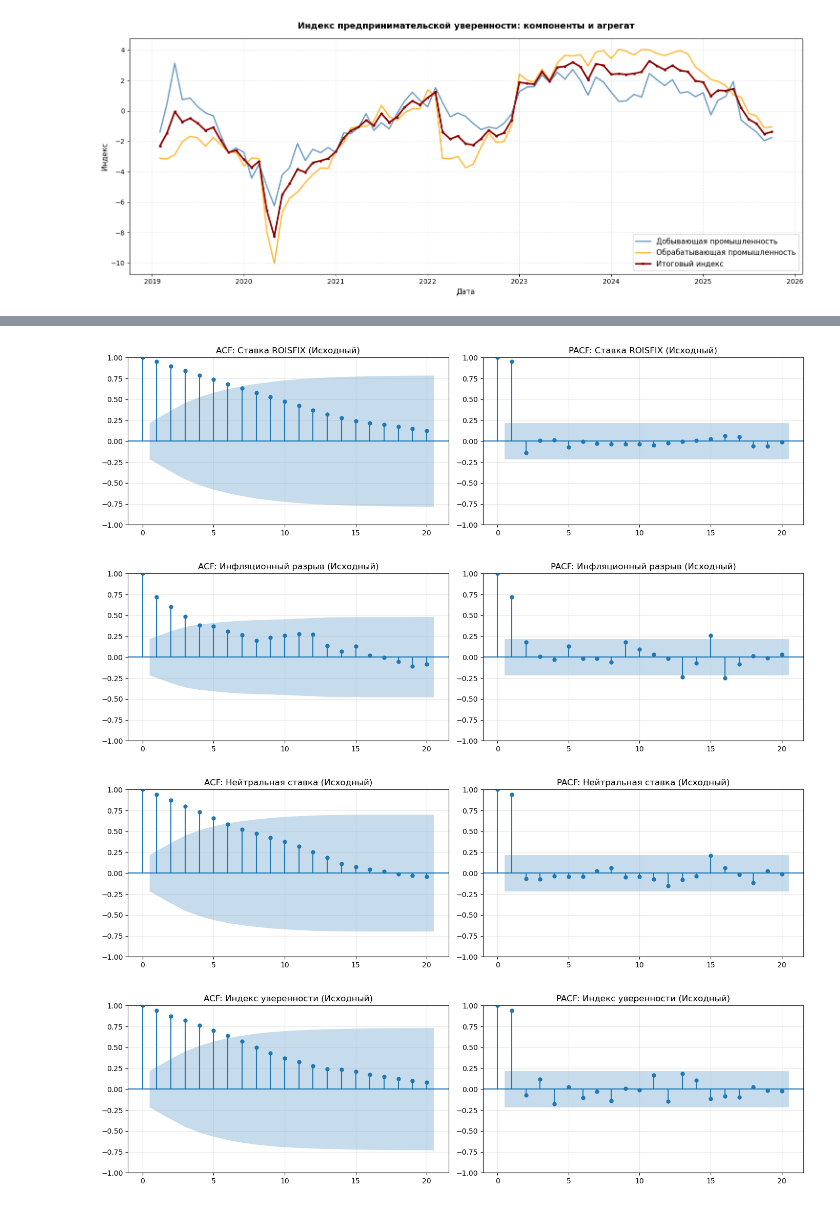
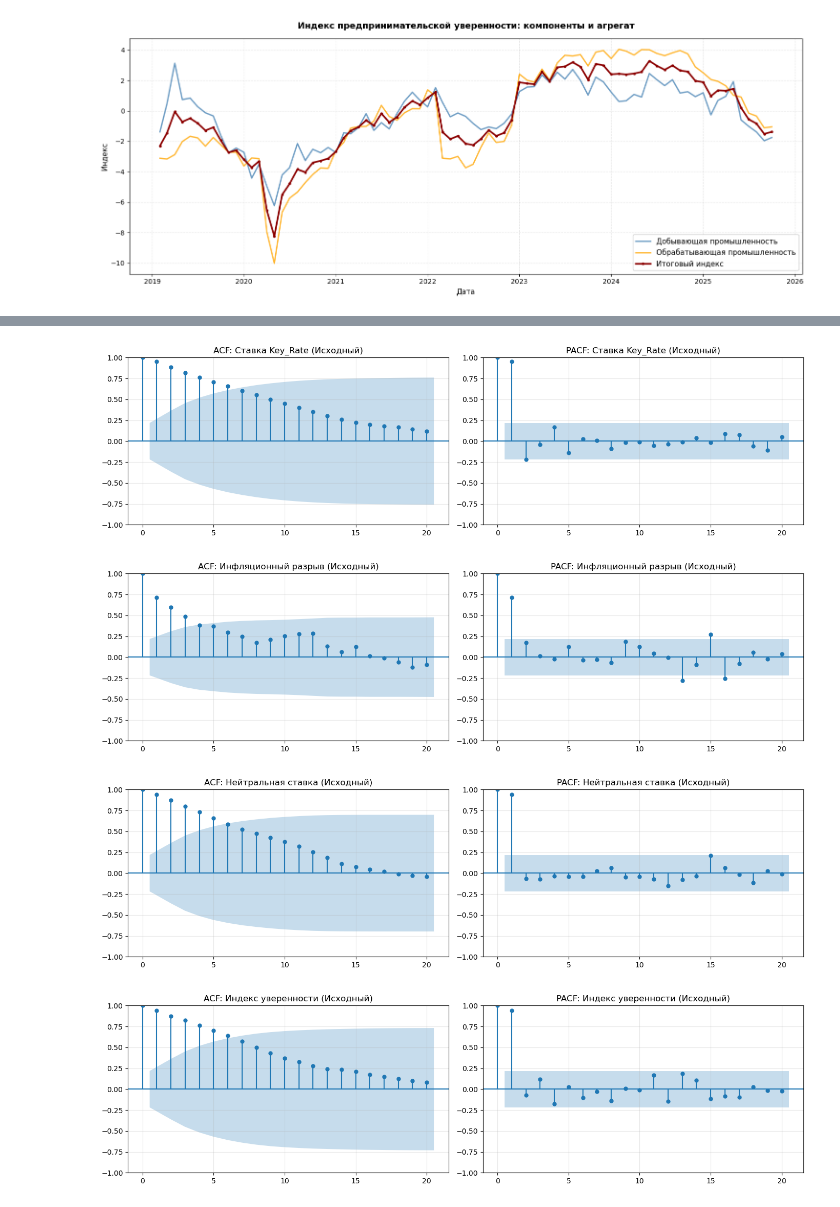
Before and after one commit to zerofermin/Monetary-policy-and-retail-landing-in-regions, a Jupyter notebook: Taylor.ipynb, the cells around one changed output, grey strips where cells are left out. Saved outputs shown, nothing was run; the diff lists cells and outputs as text; code cells hidden in the pictures.

```diff
--- a/Taylor.ipynb
+++ b/Taylor.ipynb
@@ -675,4 +598,4 @@ ax1.tick_params(axis='both', labelsize=10)
 # %%
-df_taylor = df_RF[['Date','ROISFIX', 'Inflation_gap', 'Nominal_Percent_Rate', 'Ent_conf_ind_total', 'Expected_Inflation_12m']]
+df_taylor = df_RF[['Date','Key_Rate', 'Inflation_gap', 'Nominal_Percent_Rate', 'Ent_conf_ind_total', 'Expected_Inflation_12m']]
 df_taylor.head()
 # %% [output]
@@ -689,103 +612,15 @@ df_taylor.head()
 
 # === ПЕРЕМЕННЫЕ ДЛЯ ТЕСТА ===
 test_variables = {
-    'ROISFIX': 'Ставка ROISFIX',
+    'Key_Rate': 'Ставка Key_Rate',
     'Inflation_gap': 'Инфляционный разрыв',
     'Nominal_Percent_Rate': 'Нейтральная ставка',
     'Ent_conf_ind_total': 'Индекс уверенности'
 }
 
 # === ФУНКЦИЯ 1: Определяет какой ряд использовать (adj или исходный) ===
-def get_series_for_test(df, col_name):
-    """
-    Проверяет наличие скорректированного ряда (_adj).
-    Если есть → возвращает его, иначе возвращает исходный.
-
-    Returns:
-    --------
-    tuple: (series, source_type)
-        series : pd.Series - временной ряд
-        source_type : str - "Сезонно-скорректированный" или "Исходный"
-    """
-
-    adj_col = f'{col_name}_adj'
-
-    # Проверяем наличие adj столбца и его наполненность
-    if adj_col in df.columns:
-        adj_series = df[adj_col].dropna()
-        if len(adj_series) > 0:
-            return adj_series, "Сезонно-скорректированный"
-
-    # Если adj не существует или пуст - берем исходный
-    original_series = df[col_name].dropna()
-    return original_series, "Исходный"
 
 # === ФУНКЦИЯ 2: Тест Льюинга-Бокса ===
-def optimized_ljung_box_test(series, name, source_type, max_lags=None):
-    """
-    Тест Льюинга-Бокса с автоматическим подбором лагов
-
-    Parameters:
-    -----------
-    series : pd.Series или array-like
-        Временной ряд для тестирования
-    name : str
-        Название переменной
-    source_type : str
-        "Сезонно-скорректированный" или "Исходный"
-    max_lags : int, optional
-        Максимальное количество лагов
-
-    Returns:
-    --------
-    dict : результаты теста
-    """
-
-    if len(series) < 30:
-        lags = min(10, len(series) - 1)
-    else:
-        # Автоматический подбор лагов: sqrt(n) + 10 для месячных данных
-        lags = min(int(np.sqrt(len(series))) + 10, len(series) - 1)
-
-    if max_lags:
-        lags = min(lags, max_lags)
-
-    # Минимальное количество лагов для теста
-    lags = max(5, lags)
-
-    try:
-        # Основной тест на выбранных лагах
-        result = acorr_ljungbox(series, lags=[lags], return_df=True)
-        lb_stat = result['lb_stat'].iloc[0]
-        lb_pvalue = result['lb_pvalue'].iloc[0]
-
-        # Дополнительно проверяем несколько ключевых лагов
-        key_lags = [1, 3, 6, 12]
-        key_results = []
-
-        for lag in key_lags:
-            if lag <= lags:
-                res = acorr_ljungbox(series, lags=[lag], return_df=True)
-                key_results.append({
-                    'lag': lag,
-                    'pvalue': res['lb_pvalue'].iloc[0]
-                })
-
-        return {
-            'name': name,
-            'source_type': source_type,
-            'n_obs': len(series),
-            'test_lags': lags,
-            'lb_statistic': lb_stat,
-            'p_value': lb_pvalue,
-            'is_white_noise': lb_pvalue > 0.05,
-            'key_lags_results': key_results,
-            'series': series  # для визуализации
-        }
-
-    except Exception as e:
-        print(f"Ошибка в тесте для {name} ({source_type}): {e}")
-        return None
 
 # === ОСНОВНОЙ АНАЛИЗ ===
 
@@ -918,12 +753,12 @@ else:
    P-значение: 0.000000
    ✗ ОБНАРУЖЕНА АВТОКОРРЕЛЯЦИЯ (p < 0.05)
    Ключевые лаги:
 ... (52 lines left out)
 
 ======================================================================
 ВИЗУАЛИЗАЦИЯ ACF/PACF
 ======================================================================
-[figure, old version]
+[figure, new version]
 [figure]
 [figure]
 [figure]
```
Also changed, not shown: parts of 57 cells of this notebook, 9 other files.
